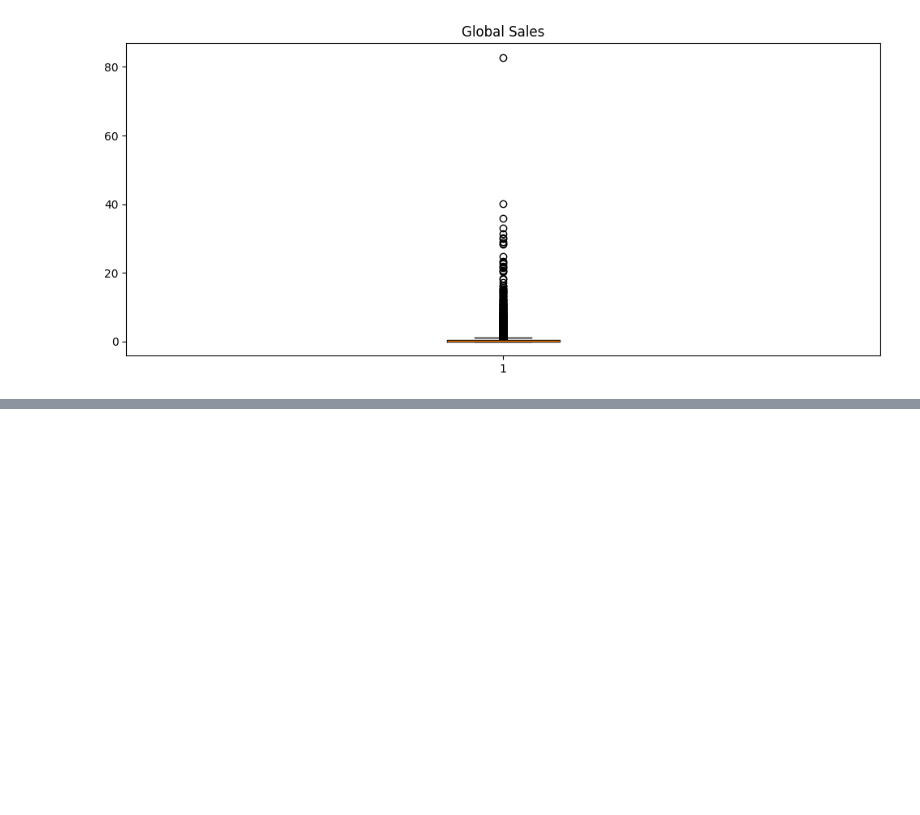
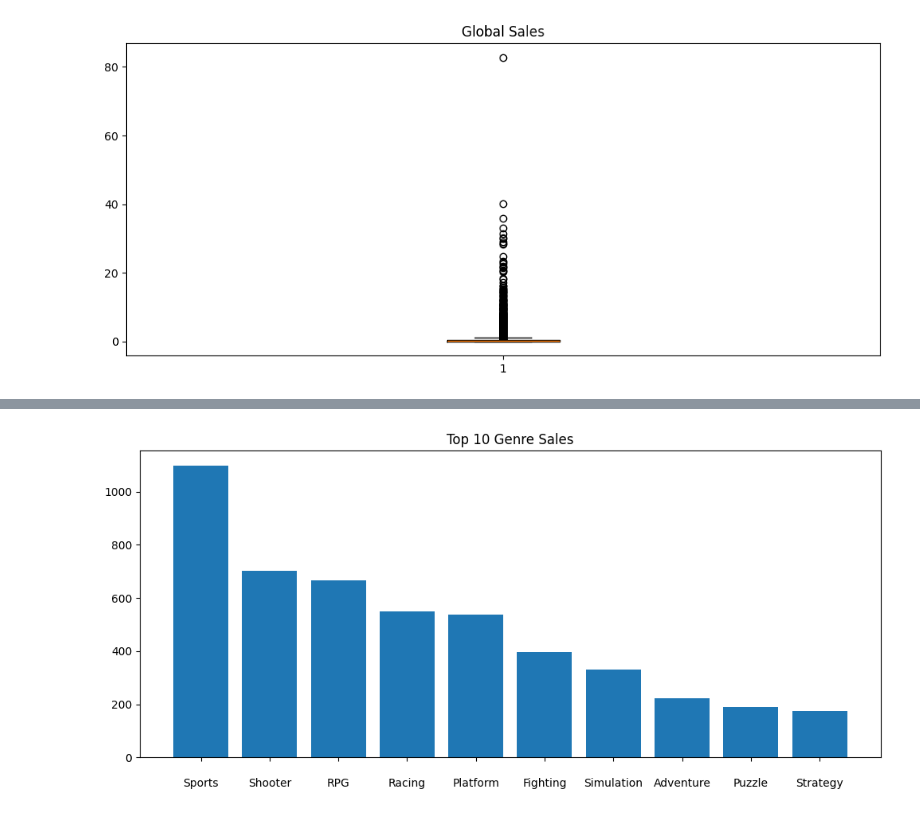
Before and after one commit to OrbitGNX/1-Video-Game-Sales---Data-Analytics, a Jupyter notebook: video-game-sales-da.ipynb, the cells around one changed output, grey strips where cells are left out. Cells and saved outputs as stored; diff of their text form; code cells hidden in the pictures; blank space fills up the shorter version.

```diff
--- a/video-game-sales-da.ipynb
+++ b/video-game-sales-da.ipynb
@@ -139,0 +248,12 @@ plt.show()
+# %%
+# Top 10 Genre by Global Sales
+genre = df.groupby('Genre')['Global_Sales'].sum().reset_index()
+top_genre = genre.sort_values(by='Global_Sales',ascending=False).head(10)
+
+plt.figure(figsize=(12,5))
+plt.bar(top_genre['Genre'],top_genre['Global_Sales'])
+plt.title("Top 10 Genre Sales")
+plt.tick_params(axis='x',pad=15)
+plt.show()
+# %% [output]
+[figure, added]
```
Also changed, not shown: parts of 19 cells of this notebook, 1 other file.
